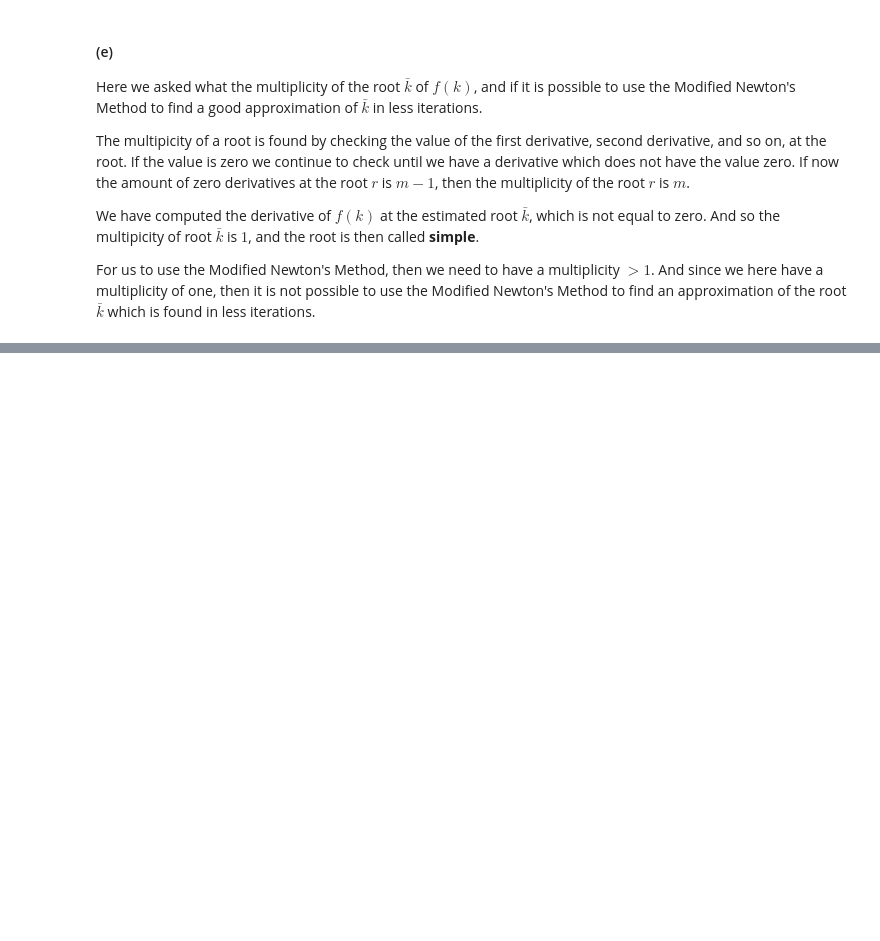
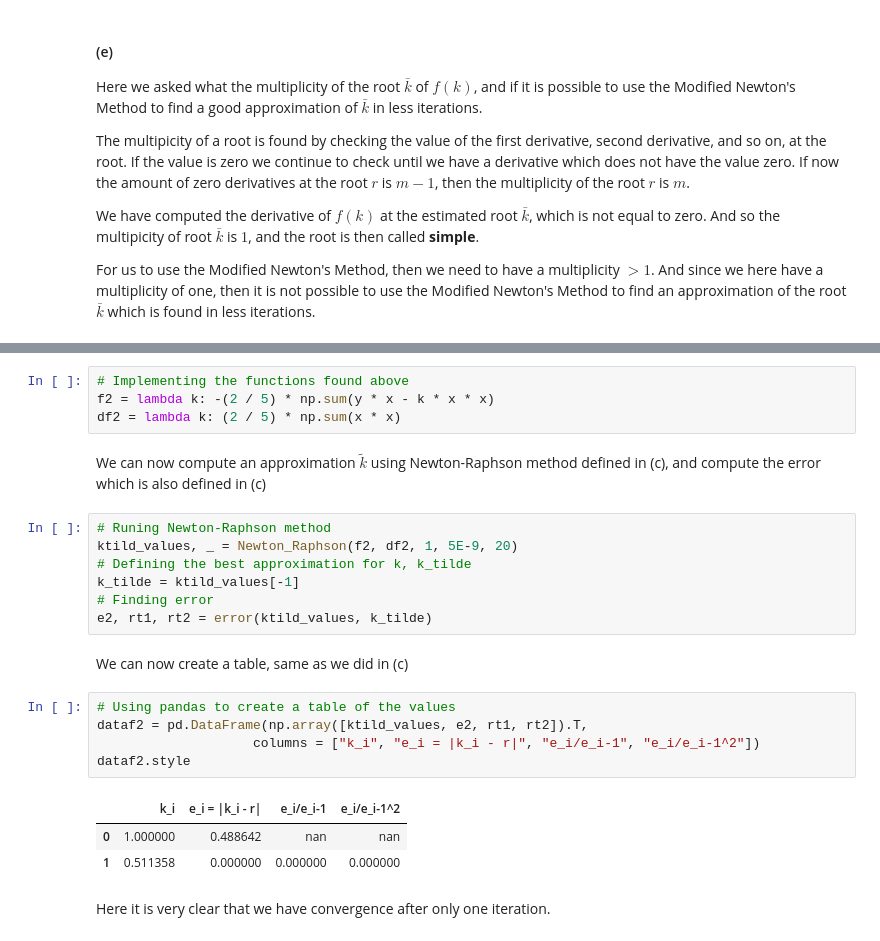
Before and after one commit to Danant98/MA2, a Jupyter notebook: MA2.ipynb, the cells around one changed output, grey strips where cells are left out. Saved outputs shown, nothing was run; the diff lists cells and outputs as text; blank space fills up the shorter version.

```diff
--- a/MA2.ipynb
+++ b/MA2.ipynb
@@ -816,0 +840,26 @@ $$
+# %%
+# Implementing the functions found above
+f2 = lambda k: -(2 / 5) * np.sum(y * x - k * x * x)
+df2 = lambda k: (2 / 5) * np.sum(x * x)
+# %% [markdown]
+We can now compute an approximation $\tilde{k}$ using Newton-Raphson method defined in (c), and compute the error which is also defined in (c)
+# %%
+# Runing Newton-Raphson method
+ktild_values, _ = Newton_Raphson(f2, df2, 1, 5E-9, 20)
+# Defining the best approximation for k, k_tilde
+k_tilde = ktild_values[-1]
+# Finding error
+e2, rt1, rt2 = error(ktild_values, k_tilde)
+# %% [markdown]
+We can now create a table, same as we did in (c)
+# %%
+# Using pandas to create a table of the values
+dataf2 = pd.DataFrame(np.array([ktild_values, e2, rt1, rt2]).T,
+                    columns = ["k_i", "e_i = |k_i - r|", "e_i/e_i-1", "e_i/e_i-1^2"])
+dataf2.style
+# %% [output]
+|  | k_i | e_i = |k_i - r| | e_i/e_i-1 | e_i/e_i-1^2 |
+| 0 | 1.000000 | 0.488642 | nan | nan |
+| 1 | 0.511358 | 0.000000 | 0.000000 | 0.000000 |
+# %% [markdown]
+Here it is very clear that we have convergence after only one iteration.
```
Also changed, not shown: parts of 5 cells of this notebook.
